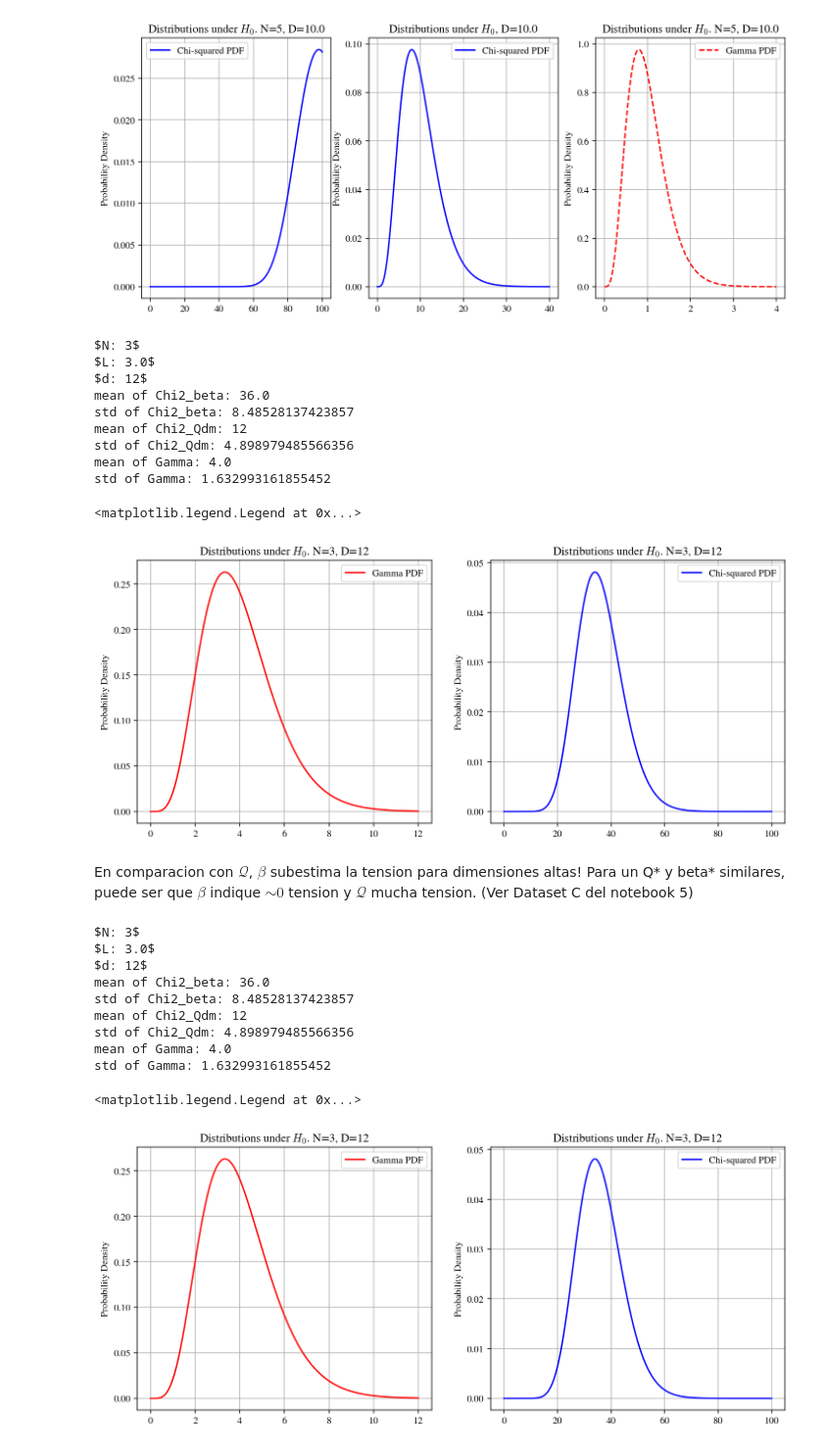
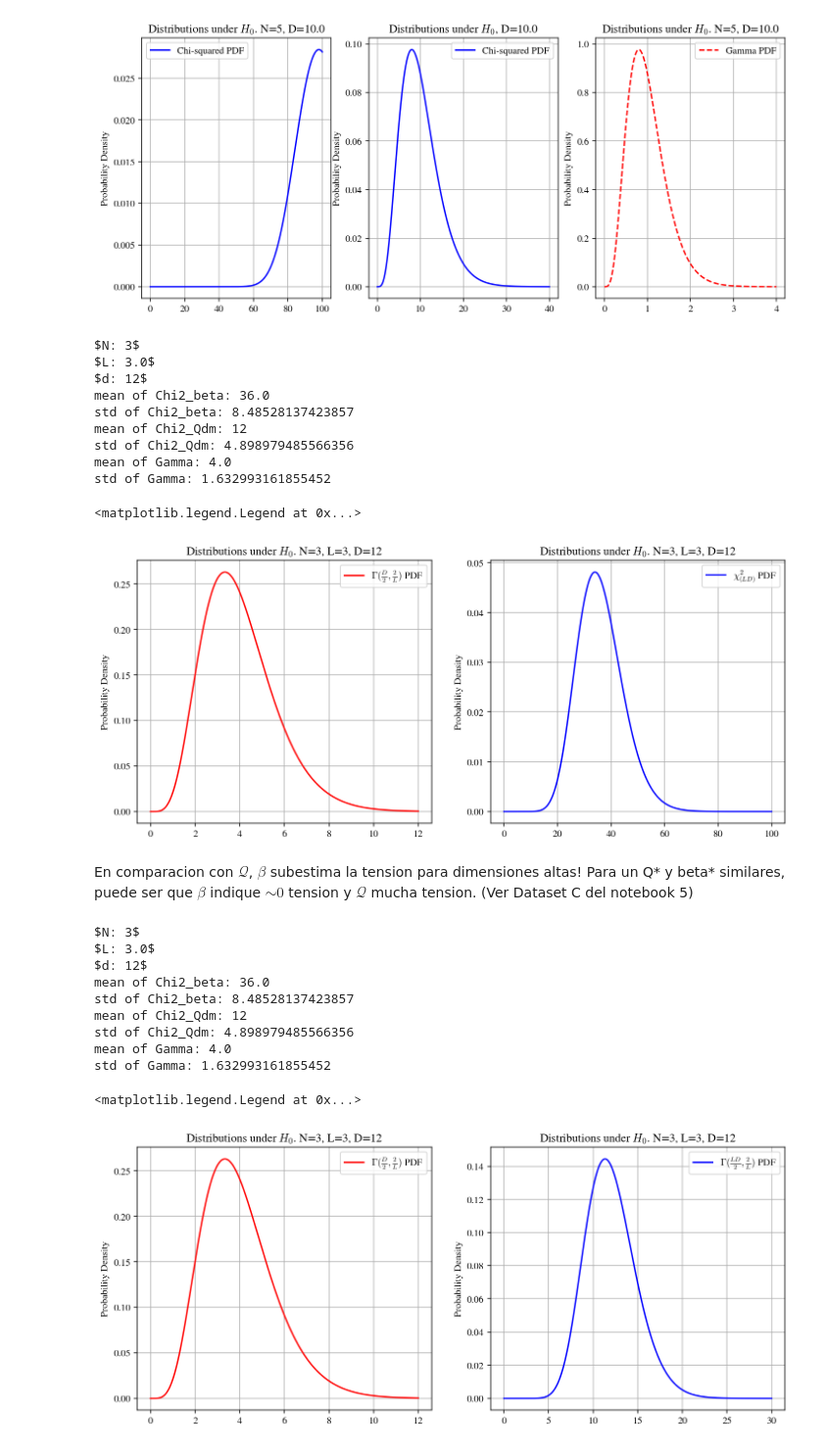
Before and after one commit to matiasleize/multimeter, a Jupyter notebook: notebooks/PRL/paper runs/0. multidimentional_qdm_test_distribution.ipynb, the cells around one changed output. Shown at 98% size. Cells and saved outputs as stored; diff of their text form; code cells hidden in the pictures.

```diff
--- a/notebooks/PRL/paper runs/0. multidimentional_qdm_test_distribution.ipynb
+++ b/notebooks/PRL/paper runs/0. multidimentional_qdm_test_distribution.ipynb
@@ -567,16 +567,16 @@ fig, axs = plt.subplots(1, 2, figsize=(12, 5))
 
 t = np.linspace(0,12,1000)
 gamma_th = gamma.pdf(t,a=d/2, scale=2/L)
-axs[0].set_title(r'Distributions under $H_0$. N={}, D={}'.format(int(N),d))
+axs[0].plot(t, gamma_th, color='red', label=r'$\Gamma(\frac{D}{2}, \frac{2}{L})$ PDF')
+axs[0].set_title(r'Distributions under $H_0$. N={}, L={}, D={}'.format(int(N), int(L),d))
 axs[0].set_ylabel('Probability Density')
-axs[0].plot(t, gamma_th, color='red', label='Gamma PDF')
 axs[0].grid(True)
 axs[0].legend()
 
 t = np.linspace(0,100,1000)
 chi2_th = chi2.pdf(t,d*L)
-axs[1].plot(t, chi2_th, color='blue', label='Chi-squared PDF')
-axs[1].set_title(r'Distributions under $H_0$. N={}, D={}'.format(int(N),d))
+axs[1].plot(t, chi2_th, color='blue', label=r'$\chi^2_{(L D)}$ PDF')
+axs[1].set_title(r'Distributions under $H_0$. N={}, L={}, D={}'.format(int(N), int(L),d))
 axs[1].set_ylabel('Probability Density')
 axs[1].grid(True)
 axs[1].legend()
@@ -591,7 +591,7 @@ std of Chi2_Qdm: 4.898979485566356
 mean of Gamma: 4.0
 std of Gamma: 1.632993161855452
 <matplotlib.legend.Legend at 0x...>
-[figure, old version]
+[figure, new version]
 # %% [markdown]
 En comparacion con $\mathcal{Q}$, $\beta$ subestima la tension para dimensiones altas! Para un Q* y beta* similares, puede ser que $\beta$ indique $\sim 0$ tension y $\mathcal{Q}$ mucha tension. (Ver Dataset C del notebook 5)
 # %%
@@ -608,36 +608,36 @@ print(r'std of Chi2_beta: {}'.format(np.sqrt(2*d*L)))
 print(r'mean of Chi2_Qdm: {}'.format(d))
 print(r'std of Chi2_Qdm: {}'.format(np.sqrt(2*d)))
 
 print(r'mean of Gamma: {}'.format(d/L))
 print(r'std of Gamma: {}'.format(np.sqrt(2*d/L**2)))
 
 
 fig, axs = plt.subplots(1, 2, figsize=(12, 5))
 
 t = np.linspace(0,12,1000)
 gamma_th = gamma.pdf(t,a=d/2, scale=2/L)
-axs[0].set_title(r'Distributions under $H_0$. N={}, D={}'.format(int(N),d))
+axs[0].plot(t, gamma_th, color='red', label=r'$\Gamma(\frac{D}{2}, \frac{2}{L})$ PDF')
+axs[0].set_title(r'Distributions under $H_0$. N={}, L={}, D={}'.format(int(N), int(L),d))
 axs[0].set_ylabel('Probability Density')
-axs[0].plot(t, gamma_th, color='red', label='Gamma PDF')
 axs[0].grid(True)
 axs[0].legend()
 
-t = np.linspace(0,100,1000)
+t = np.linspace(0,30,1000)
 gamma_th = gamma.pdf(t,a=L*d/2, scale=2/L)
-axs[1].plot(t, chi2_th, color='blue', label='Chi-squared PDF')
-axs[1].set_title(r'Distributions under $H_0$. N={}, D={}'.format(int(N),d))
+axs[1].plot(t, gamma_th, color='blue', label=r'$\Gamma(\frac{LD}{2}, \frac{2}{L})$ PDF')
+axs[1].set_title(r'Distributions under $H_0$. N={}, L={}, D={}'.format(int(N), int(L),d))
 axs[1].set_ylabel('Probability Density')
 axs[1].grid(True)
 axs[1].legend()
 # %% [output]
 $N: 3$
 $L: 3.0$
 $d: 12$
 mean of Chi2_beta: 36.0
 std of Chi2_beta: 8.48528137423857
 mean of Chi2_Qdm: 12
 std of Chi2_Qdm: 4.898979485566356
 mean of Gamma: 4.0
 std of Gamma: 1.632993161855452
 <matplotlib.legend.Legend at 0x...>
-[figure, old version]
+[figure, new version]
```
